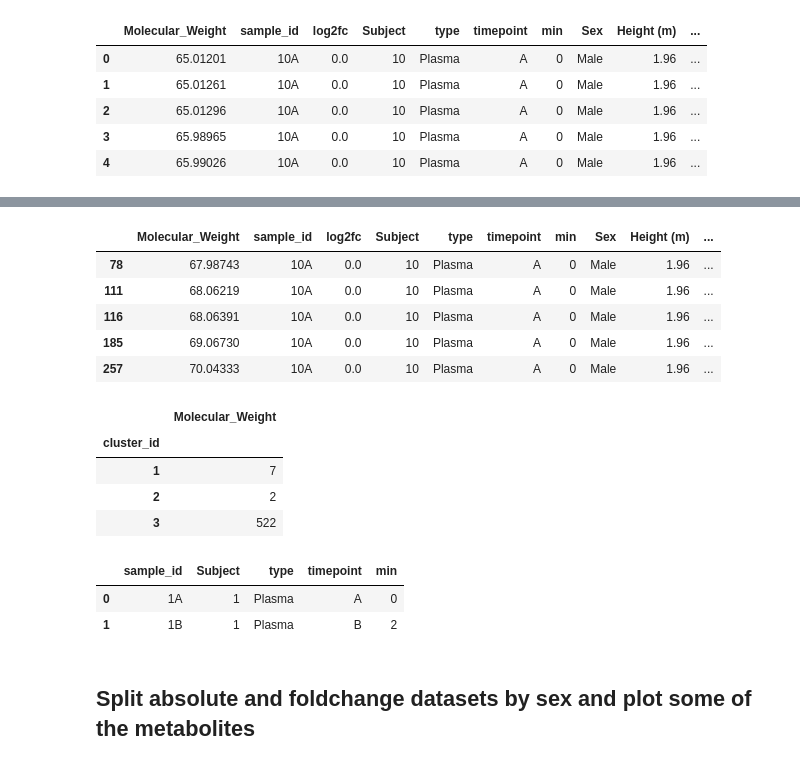
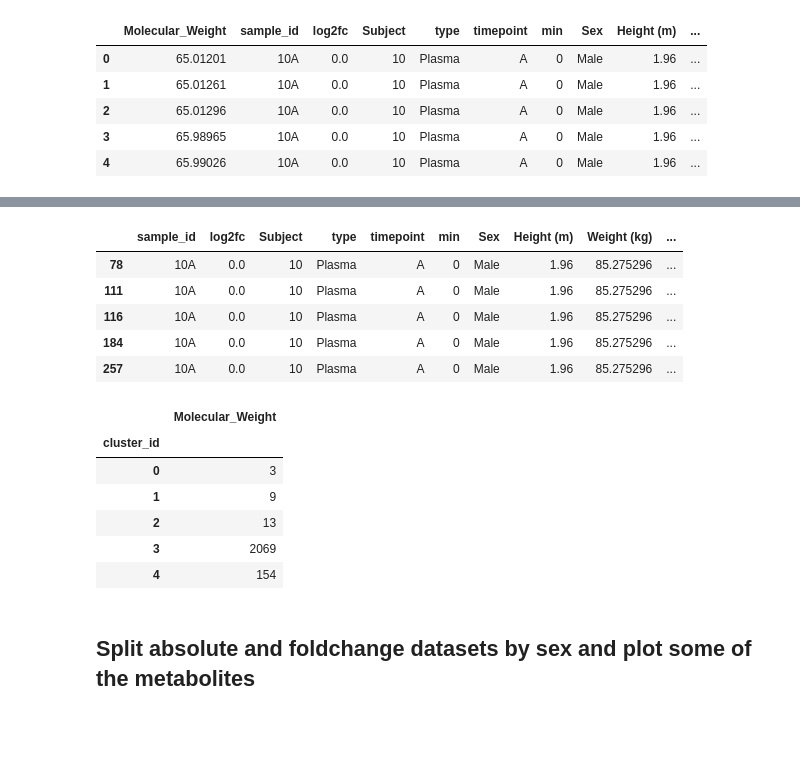
Before and after one commit to jzlab/ml_RIPC, a Jupyter notebook: notebooks/timeseries_by_cluster_grouping.ipynb, the cells around one changed output, grey strips where cells are left out. Cells and saved outputs as stored; diff of their text form; code cells hidden in the pictures; blank space fills up the shorter version.

```diff
--- a/notebooks/timeseries_by_cluster_grouping.ipynb
+++ b/notebooks/timeseries_by_cluster_grouping.ipynb
@@ -24,17 +24,10 @@ subjects = ripc.meta.subjects()
 
 #Load fold change dataset and merge categorical info from samples and subjects
 plasma_log2fc = ripc.untargeted.log2fc_plasma()
-fc_untargeted = pd.melt(plasma_log2fc, id_vars=['Molecular_Weight'], value_name='log2fc', var_name='sample_id')
-fc_untargeted = fc_untargeted.join(samples.query("type == 'Plasma'").set_index('sample_id'), on='sample_id',how='left').dropna()
+fc_untargeted = pd.melt(plasma_log2fc.drop(columns=['4J (avg)']), id_vars=['Molecular_Weight'], value_name='log2fc', var_name='sample_id')
+fc_untargeted = fc_untargeted.join(samples.query("type == 'Plasma'").set_index('sample_id'), on='sample_id',how='left')
 fc_untargeted.Subject = fc_untargeted.Subject.astype(int)
 fc_untargeted['min'] = fc_untargeted['min'].astype(int)
-# abs_fc = abs_fc.join(subjects.set_index('Subject'), on='Subject')
-
-
-# abs_q = pd.melt(ripc.targeted.abs_quant(), id_vars=['Sample ID','Sample type'], value_name='value', var_name='Name')
-# abs_q['sample_id'] = abs_q['Sample ID']
-# abs_q = abs_q.join(samples[['sample_id','Subject','min','type']].set_index('sample_id'),on='sample_id').query("type == 'Plasma'")
-# abs_q = abs_q.join(subjects.set_index('Subject'), on='Subject')
 # %%
 fc_untargeted = fc_untargeted.join(subjects.set_index('Subject'), on='Subject')
 fc_untargeted.head()
@@ -59,0 +61,4 @@ subset = fc_untargeted.Molecular_Weight.isin(clust_df.Molecular_Weight.values)
+# %%
+fc_untargeted['Molecular_Weight_4']=np.round(fc_untargeted.Molecular_Weight.values,decimals=4)
+clust_df['Molecular_Weight_4'] = np.round(clust_df.Molecular_Weight.values,decimals=4)
+subset = fc_untargeted.Molecular_Weight_4.isin(clust_df.Molecular_Weight_4.values)
@@ -60,27 +86,23 @@ subset = fc_untargeted.Molecular_Weight.isin(clust_df.Molecular_Weight.values)
 # %%
-fc_subset = fc_untargeted[subset].join(clust_df.set_index('Molecular_Weight'),on='Molecular_Weight')
+fc_subset = fc_untargeted[subset].drop(columns=['Molecular_Weight']).drop_duplicates().join(clust_df.set_index('Molecular_Weight_4'),on='Molecular_Weight_4')
 fc_subset.head()
 # %% [output]
-|  | Molecular_Weight | sample_id | log2fc | Subject | type | timepoint | min | Sex | Height (m) | ... |
-| 78 | 67.98743 | 10A | 0.0 | 10 | Plasma | A | 0 | Male | 1.96 | ... |
-| 111 | 68.06219 | 10A | 0.0 | 10 | Plasma | A | 0 | Male | 1.96 | ... |
-| 116 | 68.06391 | 10A | 0.0 | 10 | Plasma | A | 0 | Male | 1.96 | ... |
-| 185 | 69.06730 | 10A | 0.0 | 10 | Plasma | A | 0 | Male | 1.96 | ... |
-| 257 | 70.04333 | 10A | 0.0 | 10 | Plasma | A | 0 | Male | 1.96 | ... |
+|  | sample_id | log2fc | Subject | type | timepoint | min | Sex | Height (m) | Weight (kg) | ... |
+| 78 | 10A | 0.0 | 10 | Plasma | A | 0 | Male | 1.96 | 85.275296 | ... |
+| 111 | 10A | 0.0 | 10 | Plasma | A | 0 | Male | 1.96 | 85.275296 | ... |
+| 116 | 10A | 0.0 | 10 | Plasma | A | 0 | Male | 1.96 | 85.275296 | ... |
+| 184 | 10A | 0.0 | 10 | Plasma | A | 0 | Male | 1.96 | 85.275296 | ... |
+| 257 | 10A | 0.0 | 10 | Plasma | A | 0 | Male | 1.96 | 85.275296 | ... |
 # %%
 fc_subset[['Molecular_Weight','cluster_id']].drop_duplicates().groupby('cluster_id').count()
 # %% [output]
 |  | Molecular_Weight |
 | cluster_id |  |
-| 1 | 7 |
-| 2 | 2 |
-| 3 | 522 |
+| 0 | 3 |
+| 1 | 9 |
+| 2 | 13 |
+| 3 | 2069 |
+| 4 | 154 |
-# %%
-samples.head(2)
-# %% [output]
-|  | sample_id | Subject | type | timepoint | min |
-| 0 | 1A | 1 | Plasma | A | 0 |
-| 1 | 1B | 1 | Plasma | B | 2 |
 # %%
 sns.set_context('talk')
 def plot_by_cluster(df,title=None,legend='brief'):
```
Also changed, not shown: parts of 9 cells of this notebook, 10 other files.
